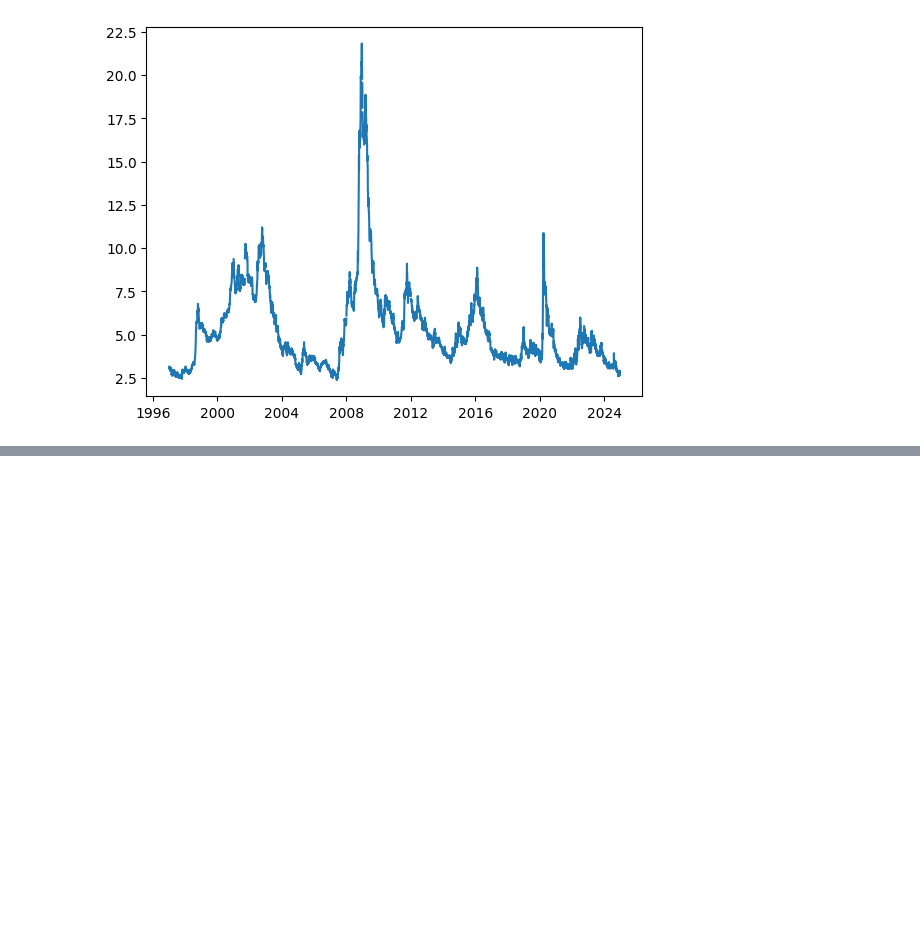
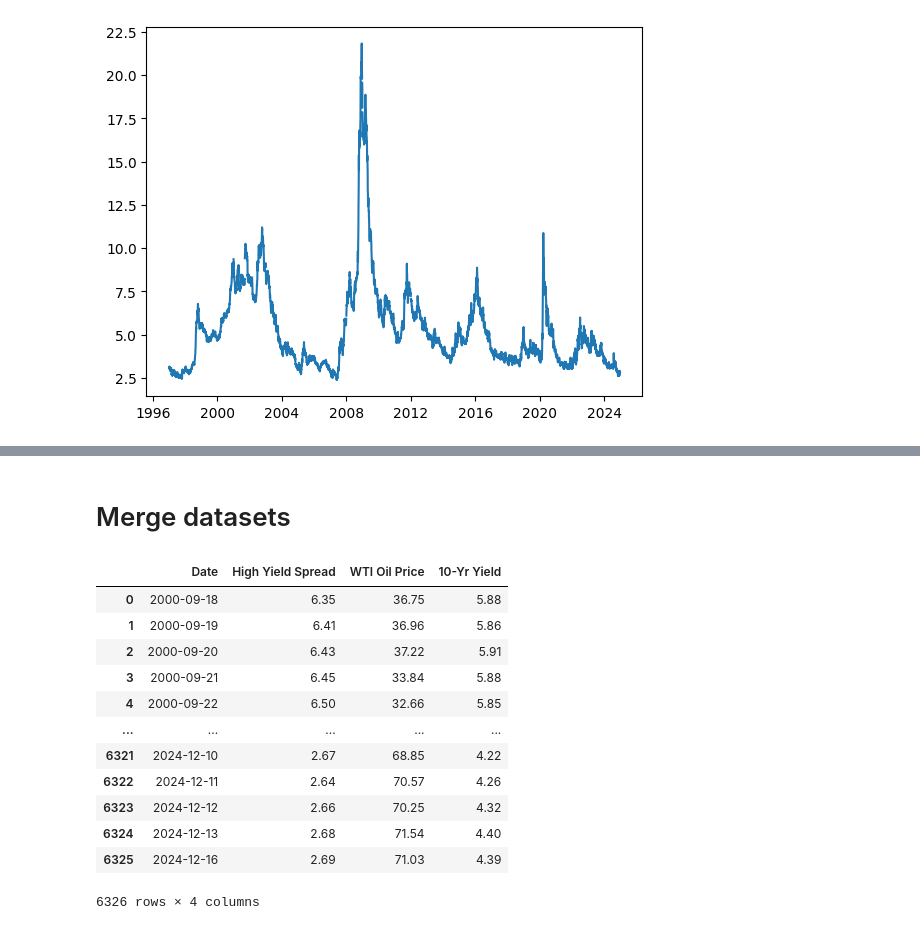
Before and after one commit to pbuitragoa33/NASDAQ-Change-Prediction, a Jupyter notebook: fredData.ipynb, the cells around one changed output, grey strips where cells are left out. Cells and saved outputs as stored; diff of their text form; code cells hidden in the pictures; blank space fills up the shorter version.

```diff
--- a/fredData.ipynb
+++ b/fredData.ipynb
@@ -74,0 +119,3 @@ dataHY
+# %%
+dataWTI = dataWTI[dataWTI['Date'] >= '2000-09-18']
+dataWTI
@@ -74,0 +159,5 @@ dataHY
+# %%
+dataTB = dataTB.to_frame()
+dataTB = dataTB.reset_index()
+dataTB.columns = ['Date', '10-Yr Yield']
+dataTB
@@ -74,0 +178,3 @@ dataHY
+# %%
+dataTB = dataTB[dataTB['Date'] >= '2000-09-18']
+dataTB
@@ -74,0 +195,22 @@ dataHY
+# %% [markdown]
+# Merge datasets
+# %%
+# Merge the dataframes
+
+data2 = pd.merge(dataHY, dataWTI, on = 'Date', how = 'inner')
+data_FRED = pd.merge(data2, dataTB, on = 'Date', how = 'inner')
+data_FRED
+# %% [output]
+|  | Date | High Yield Spread | WTI Oil Price | 10-Yr Yield |
+| 0 | 2000-09-18 | 6.35 | 36.75 | 5.88 |
+| 1 | 2000-09-19 | 6.41 | 36.96 | 5.86 |
+| 2 | 2000-09-20 | 6.43 | 37.22 | 5.91 |
+| 3 | 2000-09-21 | 6.45 | 33.84 | 5.88 |
+| 4 | 2000-09-22 | 6.50 | 32.66 | 5.85 |
+| ... | ... | ... | ... | ... |
+| 6321 | 2024-12-10 | 2.67 | 68.85 | 4.22 |
+| 6322 | 2024-12-11 | 2.64 | 70.57 | 4.26 |
+| 6323 | 2024-12-12 | 2.66 | 70.25 | 4.32 |
+| 6324 | 2024-12-13 | 2.68 | 71.54 | 4.40 |
+| 6325 | 2024-12-16 | 2.69 | 71.03 | 4.39 |
+6326 rows × 4 columns
```
Also changed, not shown: parts of 14 cells of this notebook.
